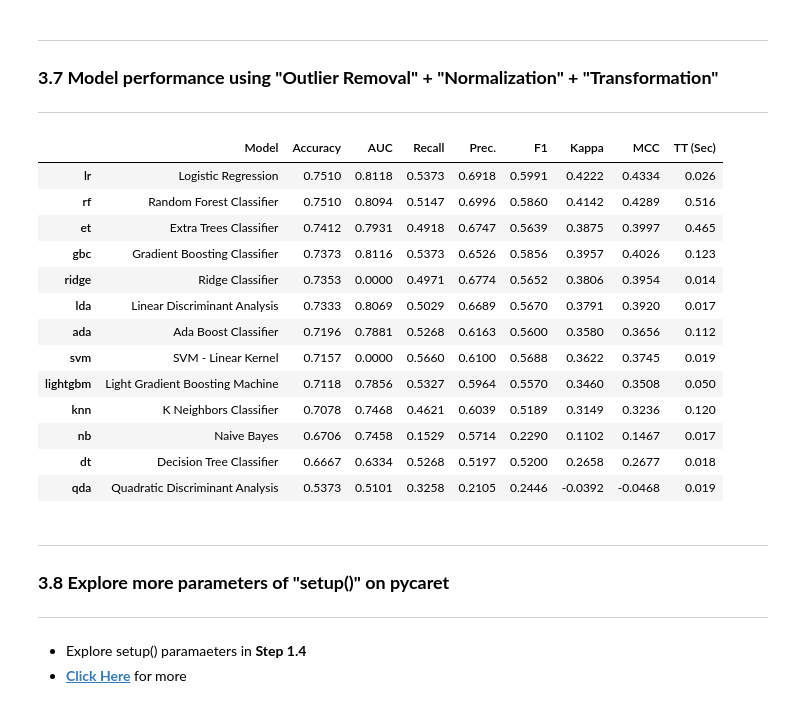
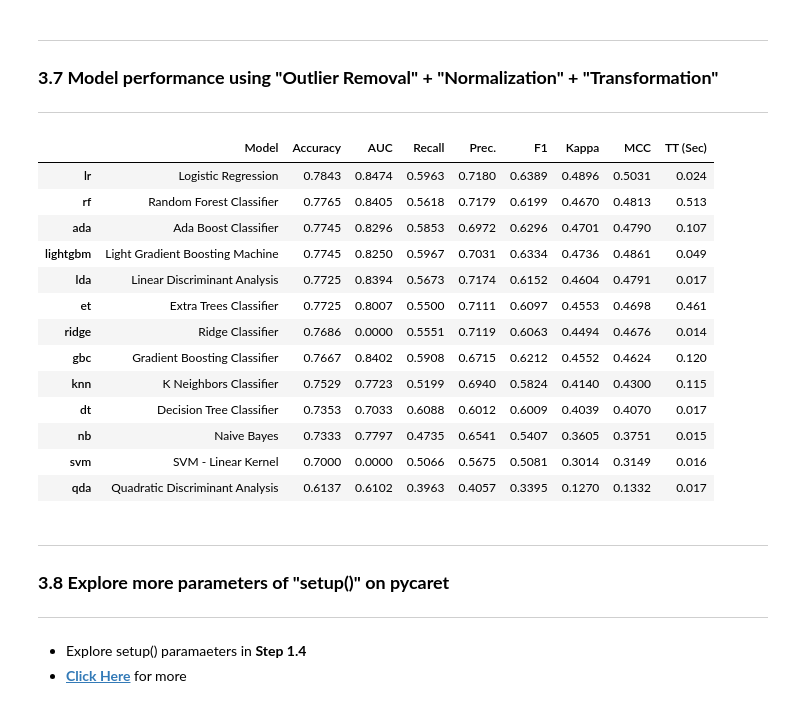
Before and after one commit to psrana/Machine-Learning-using-PyCaret, a Jupyter notebook: 02_PyCaret_for_Classification_with_Results.ipynb, the cells around one changed output. Drawn from its saved outputs; the diff is of its cells as text; code cells hidden in the pictures.

```diff
--- a/02_PyCaret_for_Classification_with_Results.ipynb
+++ b/02_PyCaret_for_Classification_with_Results.ipynb
@@ -77,6 +77,7 @@ dataSets = get_data('index')
 ---
 # %%
 diabetesDataSet = get_data("diabetes")    # SN is 7
+diabetesDataSet = diabetesDataSet.sample(frac=1) # Shuffle the dataset
 
 # This is binary classification dataset.
 # The values in "Class variable" have two (binary) values.
@@ -375,23 +376,23 @@ cm = compare_models()
 ### **3.7 Model performance using "Outlier Removal" +  "Normalization" + "Transformation"**
 ---
 # %%
-s = setup(data=diabetesDataSet, target='Class variable', remove_outliers = True, outliers_threshold = 0.05, normalize = True, normalize_method = 'zscore', transformation = True, transformation_method = 'yeo-johnson', silent=True)
+s = setup(data=diabetesDataSet, target='Class variable', remove_outliers = True, outliers_threshold = 0.05, normalize = True, normalize_method = 'zscore', transformation = True, transformation_method = 'yeo-johnson', train_size = 0.7, data_split_shuffle = False, silent=True)
 cm = compare_models()
 # %% [output]
 |  | Model | Accuracy | AUC | Recall | Prec. | F1 | Kappa | MCC | TT (Sec) |
-| lr | Logistic Regression | 0.7510 | 0.8118 | 0.5373 | 0.6918 | 0.5991 | 0.4222 | 0.4334 | 0.026 |
-| rf | Random Forest Classifier | 0.7510 | 0.8094 | 0.5147 | 0.6996 | 0.5860 | 0.4142 | 0.4289 | 0.516 |
-| et | Extra Trees Classifier | 0.7412 | 0.7931 | 0.4918 | 0.6747 | 0.5639 | 0.3875 | 0.3997 | 0.465 |
-| gbc | Gradient Boosting Classifier | 0.7373 | 0.8116 | 0.5373 | 0.6526 | 0.5856 | 0.3957 | 0.4026 | 0.123 |
-| ridge | Ridge Classifier | 0.7353 | 0.0000 | 0.4971 | 0.6774 | 0.5652 | 0.3806 | 0.3954 | 0.014 |
-| lda | Linear Discriminant Analysis | 0.7333 | 0.8069 | 0.5029 | 0.6689 | 0.5670 | 0.3791 | 0.3920 | 0.017 |
-| ada | Ada Boost Classifier | 0.7196 | 0.7881 | 0.5268 | 0.6163 | 0.5600 | 0.3580 | 0.3656 | 0.112 |
-| svm | SVM - Linear Kernel | 0.7157 | 0.0000 | 0.5660 | 0.6100 | 0.5688 | 0.3622 | 0.3745 | 0.019 |
-| lightgbm | Light Gradient Boosting Machine | 0.7118 | 0.7856 | 0.5327 | 0.5964 | 0.5570 | 0.3460 | 0.3508 | 0.050 |
-| knn | K Neighbors Classifier | 0.7078 | 0.7468 | 0.4621 | 0.6039 | 0.5189 | 0.3149 | 0.3236 | 0.120 |
-| nb | Naive Bayes | 0.6706 | 0.7458 | 0.1529 | 0.5714 | 0.2290 | 0.1102 | 0.1467 | 0.017 |
-| dt | Decision Tree Classifier | 0.6667 | 0.6334 | 0.5268 | 0.5197 | 0.5200 | 0.2658 | 0.2677 | 0.018 |
-| qda | Quadratic Discriminant Analysis | 0.5373 | 0.5101 | 0.3258 | 0.2105 | 0.2446 | -0.0392 | -0.0468 | 0.019 |
+| lr | Logistic Regression | 0.7843 | 0.8474 | 0.5963 | 0.7180 | 0.6389 | 0.4896 | 0.5031 | 0.024 |
+| rf | Random Forest Classifier | 0.7765 | 0.8405 | 0.5618 | 0.7179 | 0.6199 | 0.4670 | 0.4813 | 0.513 |
+| ada | Ada Boost Classifier | 0.7745 | 0.8296 | 0.5853 | 0.6972 | 0.6296 | 0.4701 | 0.4790 | 0.107 |
+| lightgbm | Light Gradient Boosting Machine | 0.7745 | 0.8250 | 0.5967 | 0.7031 | 0.6334 | 0.4736 | 0.4861 | 0.049 |
+| lda | Linear Discriminant Analysis | 0.7725 | 0.8394 | 0.5673 | 0.7174 | 0.6152 | 0.4604 | 0.4791 | 0.017 |
+| et | Extra Trees Classifier | 0.7725 | 0.8007 | 0.5500 | 0.7111 | 0.6097 | 0.4553 | 0.4698 | 0.461 |
+| ridge | Ridge Classifier | 0.7686 | 0.0000 | 0.5551 | 0.7119 | 0.6063 | 0.4494 | 0.4676 | 0.014 |
+| gbc | Gradient Boosting Classifier | 0.7667 | 0.8402 | 0.5908 | 0.6715 | 0.6212 | 0.4552 | 0.4624 | 0.120 |
+| knn | K Neighbors Classifier | 0.7529 | 0.7723 | 0.5199 | 0.6940 | 0.5824 | 0.4140 | 0.4300 | 0.115 |
+| dt | Decision Tree Classifier | 0.7353 | 0.7033 | 0.6088 | 0.6012 | 0.6009 | 0.4039 | 0.4070 | 0.017 |
+| nb | Naive Bayes | 0.7333 | 0.7797 | 0.4735 | 0.6541 | 0.5407 | 0.3605 | 0.3751 | 0.015 |
+| svm | SVM - Linear Kernel | 0.7000 | 0.0000 | 0.5066 | 0.5675 | 0.5081 | 0.3014 | 0.3149 | 0.016 |
+| qda | Quadratic Discriminant Analysis | 0.6137 | 0.6102 | 0.3963 | 0.4057 | 0.3395 | 0.1270 | 0.1332 | 0.017 |
 # %% [markdown]
 ---
 ### **3.8 Explore more parameters of "setup()" on pycaret**
```
Also changed, not shown: parts of 25 cells of this notebook.
